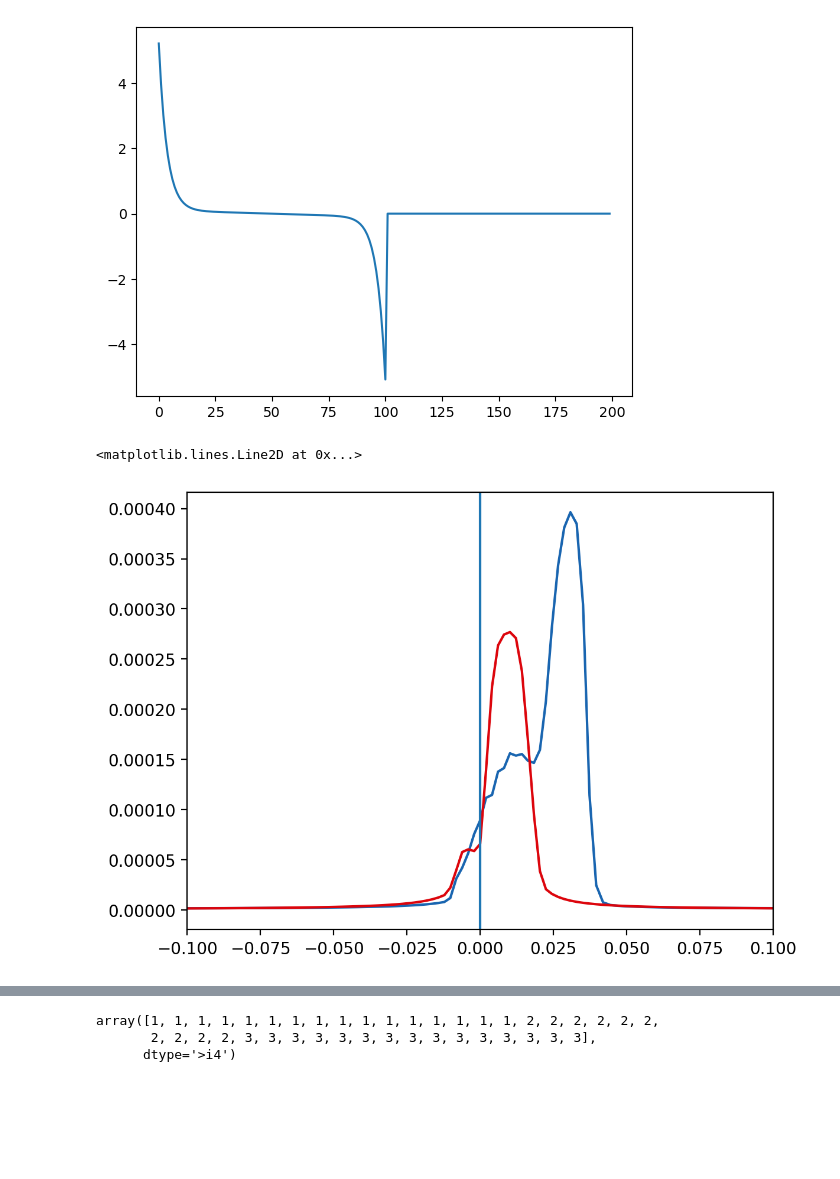
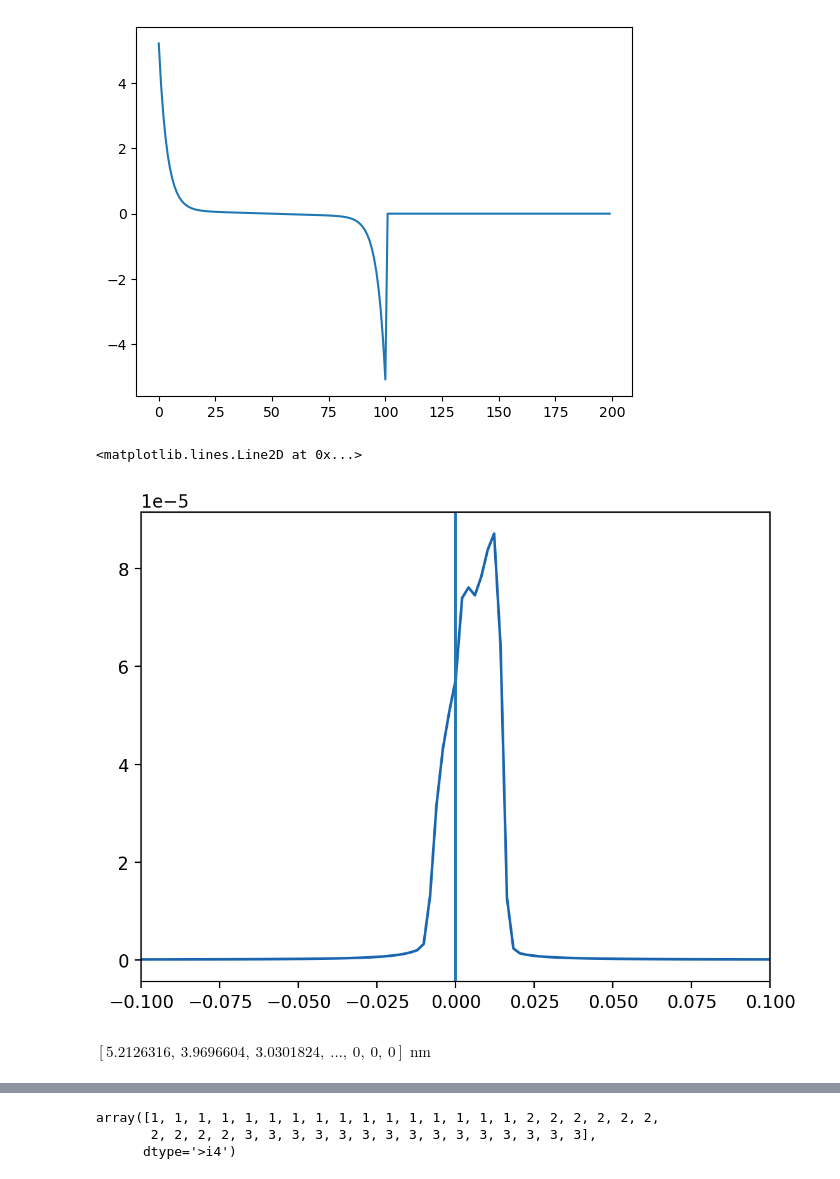
Before and after one commit to coletamburri2112/Flare_Patrol_Analysis, a Jupyter notebook: NOTEBOOKS/RADYN_evolve_testing.ipynb, the cells around one changed output, grey strips where cells are left out. Saved outputs shown, nothing was run; the diff lists cells and outputs as text; code cells hidden in the pictures; blank space fills up the shorter version.

```diff
--- a/NOTEBOOKS/RADYN_evolve_testing.ipynb
+++ b/NOTEBOOKS/RADYN_evolve_testing.ipynb
@@ -121,8 +121,9 @@ ntw=45 # DKIST NTW
 #filename_updatedradyn = '/Users/coletamburri/Desktop/RADYN_Runs_SCPed/TC_model.sav'
 #filename_updatedradyn = '/Users/coletamburri/Desktop/11Aug_Cclass_d.sav'
 #filename_updatedradyn = '/Users/coletamburri/Desktop/11Aug2024_Cclass_d_proton.sav'
-filename_updatedradyn = '/Users/coletamburri/Desktop/run_11Aug2024_Cclass_a_bigA.sav'
-
+#filename_updatedradyn = '/Users/coletamburri/Desktop/run_11Aug2024_Cclass_a_bigA.sav'
+#filename_updatedradyn = '/Users/coletamburri/Desktop/11Aug2024_final_ab_wRC.sav'
+filename_updatedradyn = '/Users/coletamburri/Desktop/11Aug2024_regiond_final.sav'
 readradyn = readsav(filename_updatedradyn)
 
 
@@ -140,4 +141,4 @@ iel=readradyn['ielrad']
 jr=readradyn['jrad']
 ir=readradyn['irad']
 #rji=readradyn['rji']
-vz1t = readradyn['vz1t']
+#vz1t = readradyn['vz1t']
@@ -146,3 +151,8 @@ caii_h = outintt[:,16,2,1:nq[16]]
 halpha = outintt[:,2,2,:]
 hbeta = outintt[:,4,2,:]
 hgamma = outintt[:,5,2,:]
+# %%
+fig,ax=plt.subplots(1,5,figsize=(15,10))
+for i in range(5):
+    ax.flatten()[i].pcolormesh(outintt[:,16,i,1:nq[16]])
+    ax.flatten()[i].set_ylim([0,70])
@@ -149,2 +161,2 @@ hgamma = outintt[:,5,2,:]
 # %%
-np.shape(q[16,0:nq[16]-1])
+headon_caii = outintt[:,16,4,1:nq[16]]
@@ -221,22 +237,26 @@ plt.plot(wavelengths)
 # %%
 
 kr=16
 wavelengths = (doppler_shift_to_wavelength(396.846,q[kr,:-1]*qnorm))
-samples = [10,20]
+samples = [14]
 
 fig,ax=plt.subplots(dpi=200)
 
 numcolor = len(samples)
 maps = tol_colors.tol_cmap(colormap='rainbow_discrete',lut=numcolor)
 cmap_choice2 = maps(np.linspace(0,1,numcolor))
 
 for i in range(len(samples)):
-    ax.plot(wavelengths[0:100],caii_h[samples[i],:]-caii_h[0,:],c=cmap_choice2[i],label=samples[i]/2)
+    ax.plot(wavelengths[0:100],headon_caii[samples[i],:]-headon_caii[0,:],c=cmap_choice2[i],label=samples[i]/2)
 #ax.legend(fontsize=5)
 ax.set_xlim([-.1,.1])
 ax.axvline(0)
 #ax.invert_xaxis()
 # %% [output]
 <matplotlib.lines.Line2D at 0x...>
-[figure, old version]
+[figure, new version]
+# %%
+wavelengths
+# %% [output]
+$[5.2126316,~3.9696604,~3.0301824,~\dots,~0,~0,~0] \; \mathrm{nm}$
 # %%
```
Also changed, not shown: parts of 16 cells of this notebook, 5 other files.
